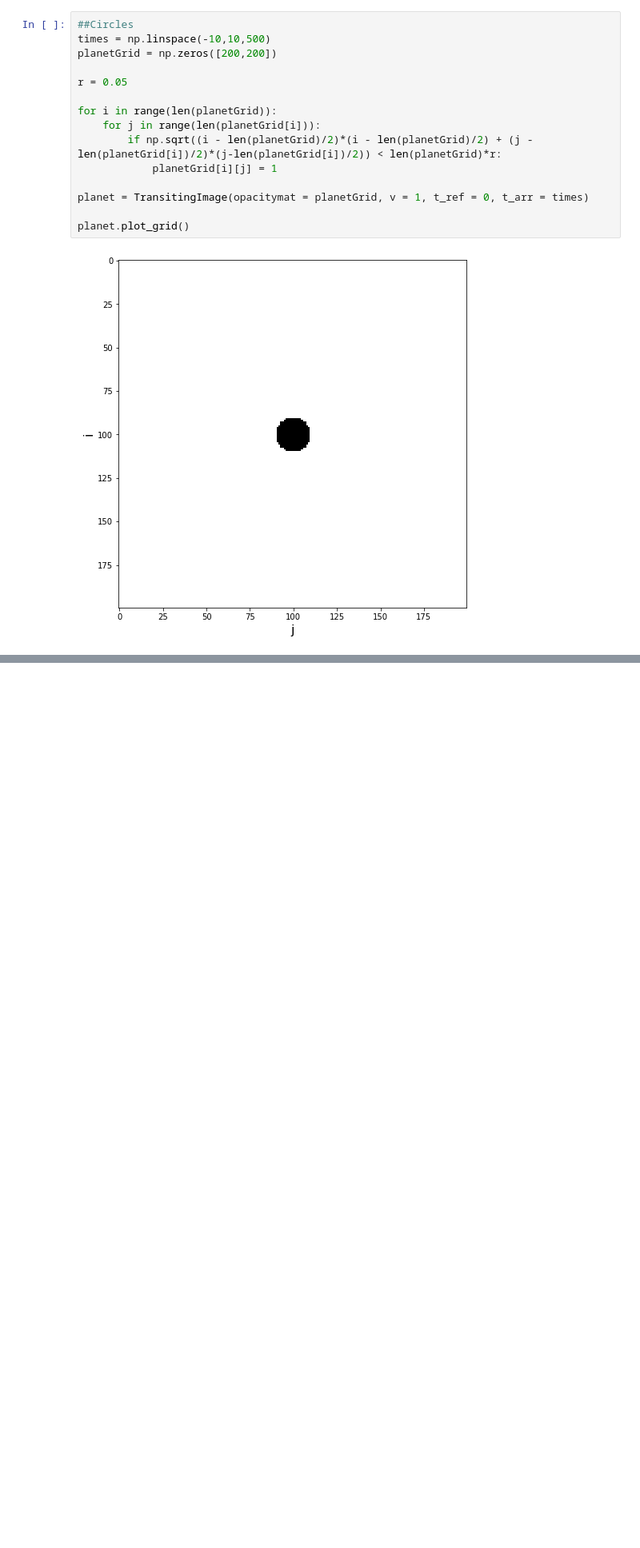
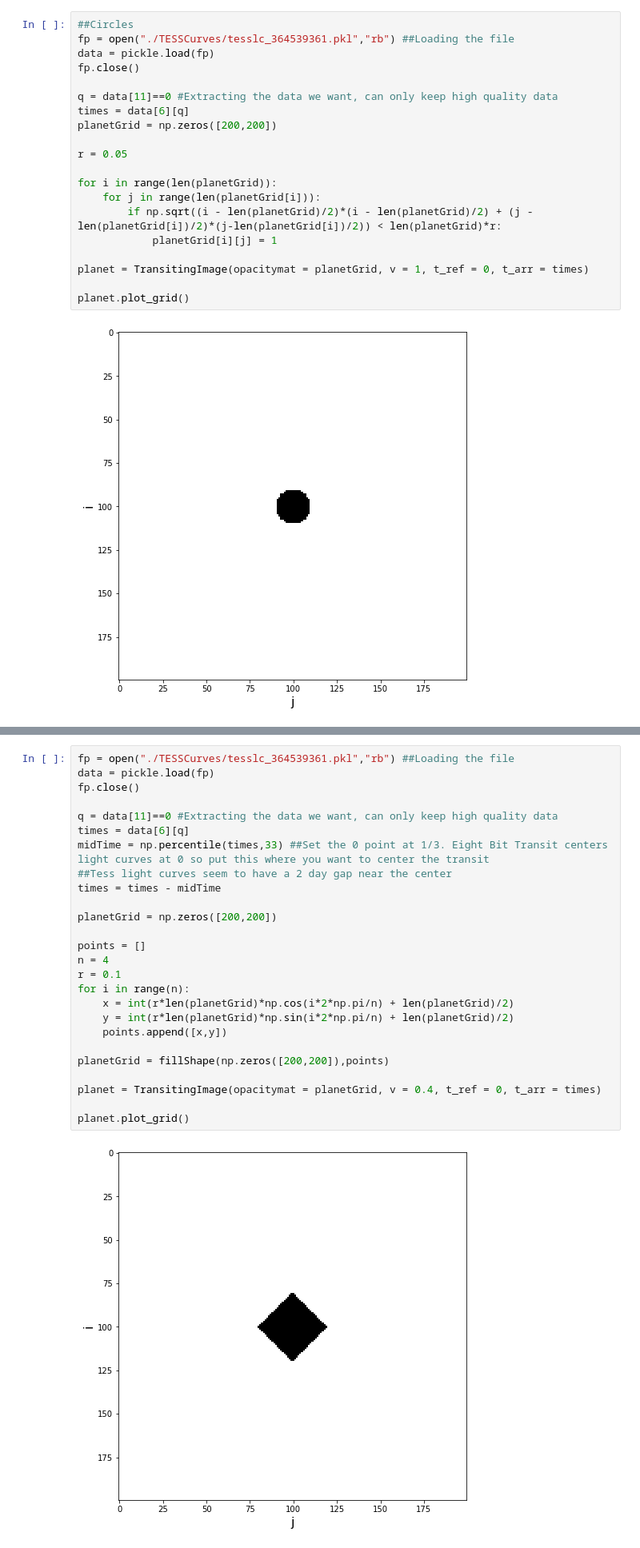
Before and after one commit to joshua-bromley/tessSignalInjection, a Jupyter notebook: Summer2021/generatedShapes.ipynb, the cells around one changed output, grey strips where cells are left out. Shown at 80% size. Saved outputs shown, nothing was run; the diff lists cells and outputs as text; blank space fills up the shorter version.

```diff
--- a/Summer2021/generatedShapes.ipynb
+++ b/Summer2021/generatedShapes.ipynb
@@ -14,7 +14,12 @@ from EightBitTransit.misc import *
 %matplotlib inline
 # %%
 ##Circles
-times = np.linspace(-10,10,500)
+fp = open("./TESSCurves/tesslc_364539361.pkl","rb") ##Loading the file
+data = pickle.load(fp)
+fp.close()
+
+q = data[11]==0 #Extracting the data we want, can only keep high quality data
+times = data[6][q]
 planetGrid = np.zeros([200,200])
 
 r = 0.05
@@ -34,0 +37,28 @@ planetGrid = np.zeros([200,200])
+# %%
+fp = open("./TESSCurves/tesslc_364539361.pkl","rb") ##Loading the file
+data = pickle.load(fp)
+fp.close()
+
+q = data[11]==0 #Extracting the data we want, can only keep high quality data
+times = data[6][q]
+midTime = np.percentile(times,33) ##Set the 0 point at 1/3. Eight Bit Transit centers light curves at 0 so put this where you want to center the transit
+##Tess light curves seem to have a 2 day gap near the center
+times = times - midTime
+
+planetGrid = np.zeros([200,200])
+
+points = []
+n = 4
+r = 0.1
+for i in range(n):
+    x = int(r*len(planetGrid)*np.cos(i*2*np.pi/n) + len(planetGrid)/2)
+    y = int(r*len(planetGrid)*np.sin(i*2*np.pi/n) + len(planetGrid)/2)
+    points.append([x,y])
+
+planetGrid = fillShape(np.zeros([200,200]),points)
+
+planet = TransitingImage(opacitymat = planetGrid, v = 0.4, t_ref = 0, t_arr = times)
+
+planet.plot_grid()
+# %% [output]
+[figure, added]
```
Also changed, not shown: parts of 3 cells of this notebook, 3 other files.
